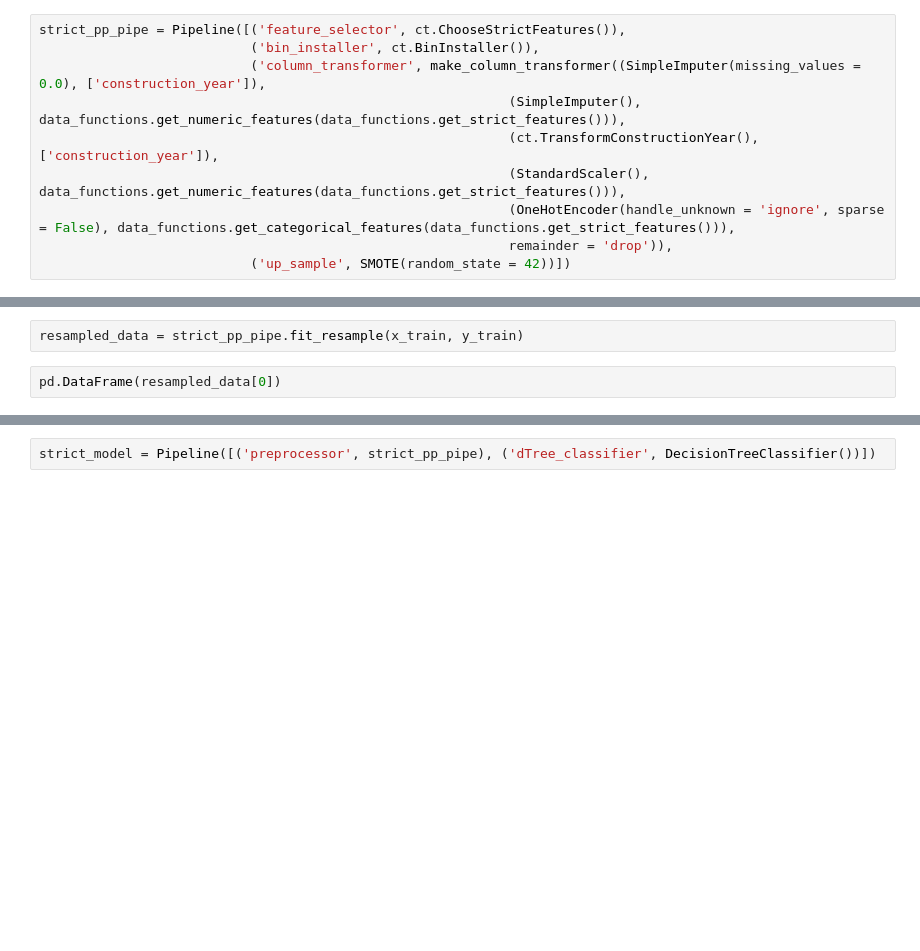
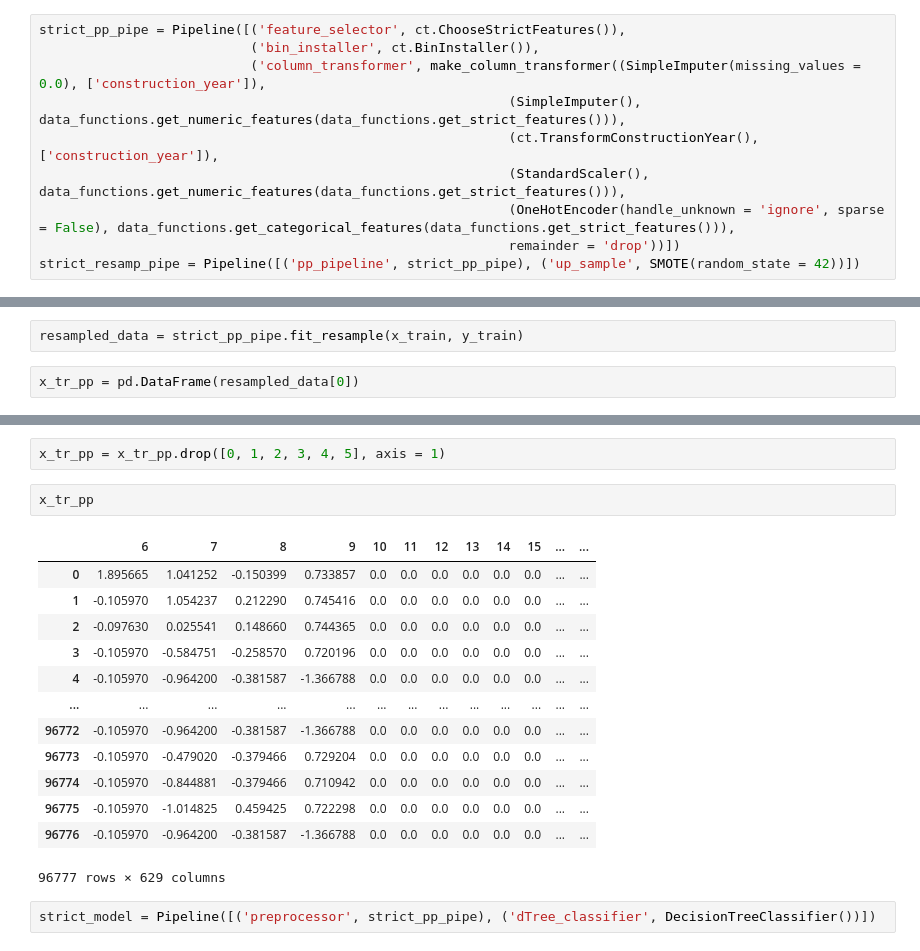
Before and after one commit to MWilliamson96/Tanzania_Well_Competition, a Jupyter notebook: eda/MWilliamson_preprocess_testing.ipynb, the cells around one changed output, grey strips where cells are left out. Saved outputs shown, nothing was run; the diff lists cells and outputs as text; blank space fills up the shorter version.

```diff
--- a/eda/MWilliamson_preprocess_testing.ipynb
+++ b/eda/MWilliamson_preprocess_testing.ipynb
@@ -79,5 +79,5 @@ strict_pp_pipe = Pipeline([('feature_selector', ct.ChooseStrictFeatures()),
                                                             (ct.TransformConstructionYear(), ['construction_year']),
                                                             (StandardScaler(), data_functions.get_numeric_features(data_functions.get_strict_features())),
                                                             (OneHotEncoder(handle_unknown = 'ignore', sparse = False), data_functions.get_categorical_features(data_functions.get_strict_features())),
-                                                            remainder = 'drop')),
-                           ('up_sample', SMOTE(random_state = 42))])
+                                                            remainder = 'drop'))])
+strict_resamp_pipe = Pipeline([('pp_pipeline', strict_pp_pipe), ('up_sample', SMOTE(random_state = 42))])
@@ -84,4 +89,4 @@ strict_pp_pipe = Pipeline([('feature_selector', ct.ChooseStrictFeatures()),
 # %%
 resampled_data = strict_pp_pipe.fit_resample(x_train, y_train)
 # %%
-pd.DataFrame(resampled_data[0])
+x_tr_pp = pd.DataFrame(resampled_data[0])
@@ -102,3 +109,21 @@ pd.DataFrame(resampled_data[0])
+# %%
+x_tr_pp = x_tr_pp.drop([0, 1, 2, 3, 4, 5], axis = 1)
+# %%
+x_tr_pp
+# %% [output]
+|  | 6 | 7 | 8 | 9 | 10 | 11 | 12 | 13 | 14 | 15 | ... | ... |
+| 0 | 1.895665 | 1.041252 | -0.150399 | 0.733857 | 0.0 | 0.0 | 0.0 | 0.0 | 0.0 | 0.0 | ... | ... |
+| 1 | -0.105970 | 1.054237 | 0.212290 | 0.745416 | 0.0 | 0.0 | 0.0 | 0.0 | 0.0 | 0.0 | ... | ... |
+| 2 | -0.097630 | 0.025541 | 0.148660 | 0.744365 | 0.0 | 0.0 | 0.0 | 0.0 | 0.0 | 0.0 | ... | ... |
+| 3 | -0.105970 | -0.584751 | -0.258570 | 0.720196 | 0.0 | 0.0 | 0.0 | 0.0 | 0.0 | 0.0 | ... | ... |
+| 4 | -0.105970 | -0.964200 | -0.381587 | -1.366788 | 0.0 | 0.0 | 0.0 | 0.0 | 0.0 | 0.0 | ... | ... |
+| ... | ... | ... | ... | ... | ... | ... | ... | ... | ... | ... | ... | ... |
+| 96772 | -0.105970 | -0.964200 | -0.381587 | -1.366788 | 0.0 | 0.0 | 0.0 | 0.0 | 0.0 | 0.0 | ... | ... |
+| 96773 | -0.105970 | -0.479020 | -0.379466 | 0.729204 | 0.0 | 0.0 | 0.0 | 0.0 | 0.0 | 0.0 | ... | ... |
+| 96774 | -0.105970 | -0.844881 | -0.379466 | 0.710942 | 0.0 | 0.0 | 0.0 | 0.0 | 0.0 | 0.0 | ... | ... |
+| 96775 | -0.105970 | -1.014825 | 0.459425 | 0.722298 | 0.0 | 0.0 | 0.0 | 0.0 | 0.0 | 0.0 | ... | ... |
+| 96776 | -0.105970 | -0.964200 | -0.381587 | -1.366788 | 0.0 | 0.0 | 0.0 | 0.0 | 0.0 | 0.0 | ... | ... |
+96777 rows × 629 columns
 # %%
 strict_model = Pipeline([('preprocessor', strict_pp_pipe), ('dTree_classifier', DecisionTreeClassifier())])
 # %%
```
Also changed, not shown: parts of 3 cells of this notebook, 2 other files.
